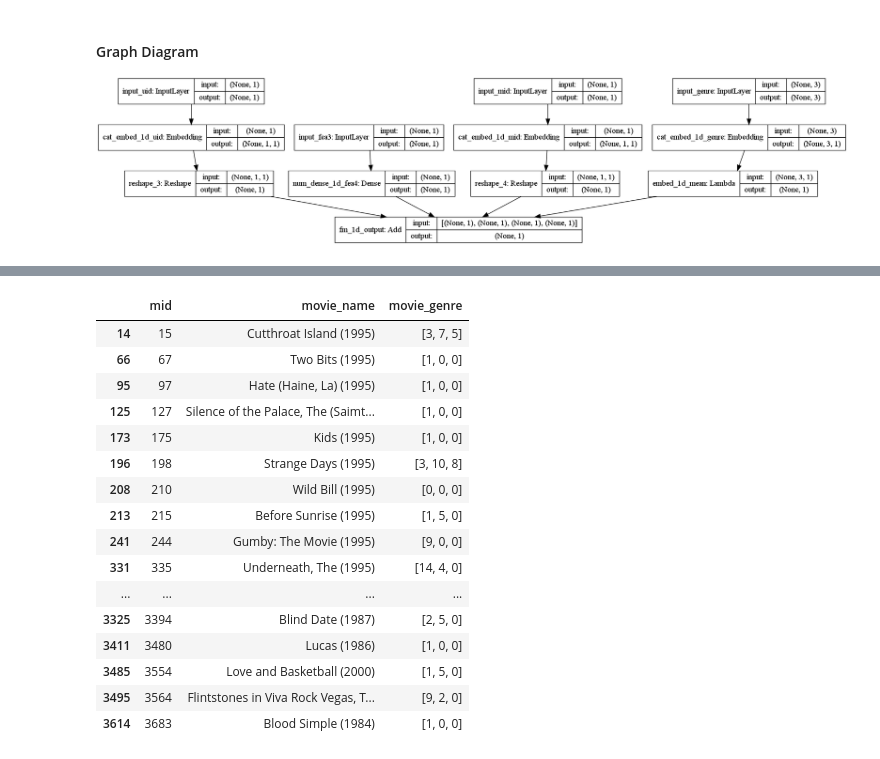
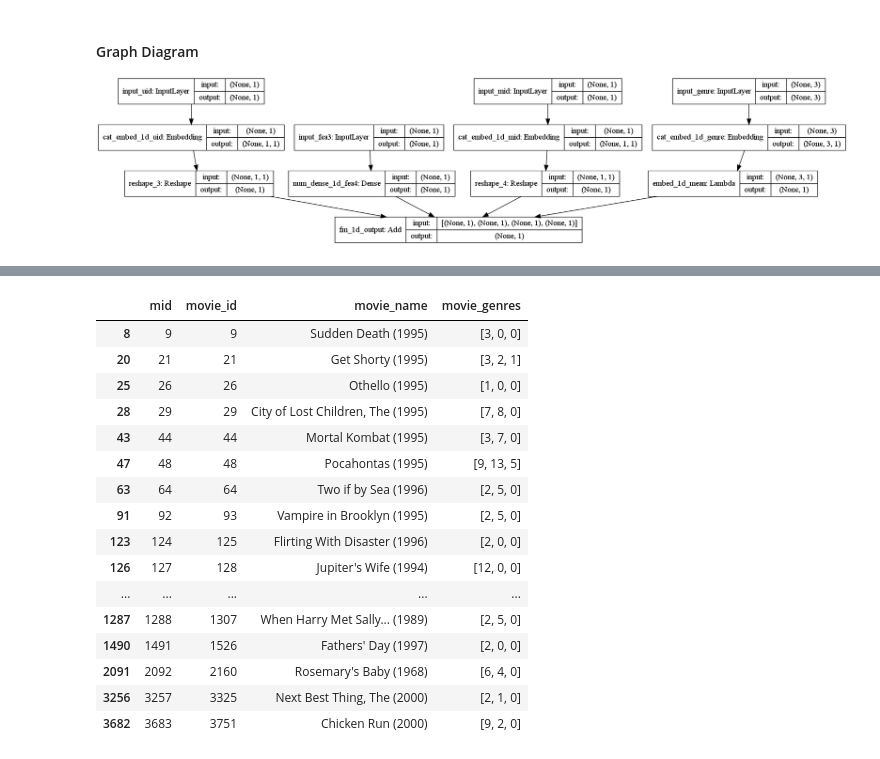
Before and after one commit to kadriansyah/notebook, a Jupyter notebook: deep-fm/recommender-fea3.ipynb, the cells around one changed output, grey strips where cells are left out. Saved outputs shown, nothing was run; the diff lists cells and outputs as text; code cells hidden in the pictures.

```diff
--- a/deep-fm/recommender-fea3.ipynb
+++ b/deep-fm/recommender-fea3.ipynb
@@ -208,8 +285,8 @@ def deep_fm_model(n_uid, n_mid, n_genre, k, dnn_dim, dnn_dr):
 ![deep_fm_model.png](attachment:deep_fm_model.png)
 # %%
 params = {
-    'n_uid': ratings.uid.max(),
-    'n_mid': ratings.mid.max(),
+    'n_uid': users.uid.max(),
+    'n_mid': movies.mid.max(),
     'n_genre': 14,
     'k': 20,
     'dnn_dim':[64,64],
@@ -217,16 +294,21 @@ params = {
 }
 fm_model_1d, fm_model_2d, deep_model, deep_fm_model = deep_fm_model(**params)
 # %%
-def df2xy(ratings):
-    x = [ratings.user_fea3.values,
-         ratings.uid.values,
-         ratings.mid.values,
-         np.concatenate(ratings.movie_genre.values).reshape(-1,3)]
-    y = ratings.rating.values
+def df2xy(ratings_clean_2):
+    x = [ratings_clean_2.user_fea3.values,
+         ratings_clean_2.uid.values,
+         ratings_clean_2.mid.values,
+         np.concatenate(ratings_clean_2.movie_genres.values).reshape(-1,3)]
+    y = ratings_clean_2.rating.values
     return x,y
 
-in_train_flag = np.random.random(len(ratings)) <= 0.9
-train_data = ratings.loc[in_train_flag,]
-valid_data = ratings.loc[~in_train_flag,]
+in_train_flag = np.random.random(len(ratings_clean_2)) <= 0.9
+train_data = ratings_clean_2.loc[in_train_flag,]
+valid_data = ratings_clean_2.loc[~in_train_flag,]
 train_x, train_y = df2xy(train_data)
 valid_x, valid_y = df2xy(valid_data)
+
+print('shape of training data set:')
+print(train_data.shape)
+print('shape of test data set:')
+print(valid_data.shape)
@@ -234,7 +321,7 @@ valid_x, valid_y = df2xy(valid_data)
 from tensorflow.keras.callbacks import TensorBoard, EarlyStopping, ModelCheckpoint
 
 # train  model
-deep_fm_model.compile(loss = 'MSE', optimizer='adam')
+deep_fm_model.compile(loss = 'MSE', optimizer=tf.keras.optimizers.Adam(0.01))
 early_stop = EarlyStopping(monitor='val_loss', patience=3)
 model_ckp = ModelCheckpoint(filepath='model/deepfm_weights.h5', monitor='val_loss', save_weights_only=True, save_best_only=True)
 callbacks = [model_ckp, early_stop]
@@ -280,5 +365,4 @@ contribution of different part of model
 # %%
-uid = 1975
-# print(ratings[ratings['uid'] == uid].sort_values(by=['rating'], ascending=False).shape)
-ratings[ratings['uid'] == uid].sort_values(by=['rating'], ascending=False)[:20]
+uid = 1989
+ratings_clean_2[ratings_clean_2['uid'] == uid].sort_values(by=['rating'], ascending=False)[:10]
 # %% [output]
@@ -302,35 +380,35 @@ ratings[ratings['uid'] == uid].sort_values(by=['rating'], ascending=False)[:20]
 # %%
 """
 Making recommendations using our trained model is simple.
 We only need to feed in a user and all books and then select the books which have the highest predicted ratings for that specific user.
 note: ratings[(ratings.uid == 5) & (ratings['mid'].isin(recommended_movie_ids))]
 """
-movie_ids = ratings.mid.unique()
-predict_data = [np.array([users[users.uid == uid].user_fea3.values[0] for i in range(len(movie_ids))]),
-                np.array([users[users.uid == uid].uid.values[0] for i in range(len(movie_ids))]),
-                movie_ids,
-                np.array([ratings[ratings.mid == movie_ids[i]].movie_genre.values[0] for i in range(len(movie_ids))])]
+ratings_movie_ids = ratings_clean_2.mid.unique()
+predict_data = [np.array([users[users.uid == uid].user_fea3.values[0] for i in range(len(ratings_movie_ids))]),
+                np.array([users[users.uid == uid].uid.values[0] for i in range(len(ratings_movie_ids))]),
+                ratings_movie_ids,
+                np.array([ratings_clean_2[ratings_clean_2.mid == ratings_movie_ids[i]].movie_genres.values[0] for i in range(len(ratings_movie_ids))])]
 predictions = deep_fm_model.predict(predict_data)
 predictions = np.array([a[0] for a in predictions])
 recommended_movie_ids = (-predictions).argsort()[:20]
 predictions[recommended_movie_ids]
 movies[movies['mid'].isin(recommended_movie_ids)]
 # %% [output]
-|  | mid | movie_name | movie_genre |
-| 14 | 15 | Cutthroat Island (1995) | [3, 7, 5] |
-| 66 | 67 | Two Bits (1995) | [1, 0, 0] |
-| 95 | 97 | Hate (Haine, La) (1995) | [1, 0, 0] |
-| 125 | 127 | Silence of the Palace, The (Saimt... | [1, 0, 0] |
-| 173 | 175 | Kids (1995) | [1, 0, 0] |
-| 196 | 198 | Strange Days (1995) | [3, 10, 8] |
-| 208 | 210 | Wild Bill (1995) | [0, 0, 0] |
-| 213 | 215 | Before Sunrise (1995) | [1, 5, 0] |
-| 241 | 244 | Gumby: The Movie (1995) | [9, 0, 0] |
-| 331 | 335 | Underneath, The (1995) | [14, 4, 0] |
-| ... | ... | ... | ... |
-| 3325 | 3394 | Blind Date (1987) | [2, 5, 0] |
-| 3411 | 3480 | Lucas (1986) | [1, 0, 0] |
-| 3485 | 3554 | Love and Basketball (2000) | [1, 5, 0] |
-| 3495 | 3564 | Flintstones in Viva Rock Vegas, T... | [9, 2, 0] |
-| 3614 | 3683 | Blood Simple (1984) | [1, 0, 0] |
+|  | mid | movie_id | movie_name | movie_genres |
+| 8 | 9 | 9 | Sudden Death (1995) | [3, 0, 0] |
+| 20 | 21 | 21 | Get Shorty (1995) | [3, 2, 1] |
+| 25 | 26 | 26 | Othello (1995) | [1, 0, 0] |
+| 28 | 29 | 29 | City of Lost Children, The (1995) | [7, 8, 0] |
+| 43 | 44 | 44 | Mortal Kombat (1995) | [3, 7, 0] |
+| 47 | 48 | 48 | Pocahontas (1995) | [9, 13, 5] |
+| 63 | 64 | 64 | Two if by Sea (1996) | [2, 5, 0] |
+| 91 | 92 | 93 | Vampire in Brooklyn (1995) | [2, 5, 0] |
+| 123 | 124 | 125 | Flirting With Disaster (1996) | [2, 0, 0] |
+| 126 | 127 | 128 | Jupiter's Wife (1994) | [12, 0, 0] |
+| ... | ... | ... | ... | ... |
+| 1287 | 1288 | 1307 | When Harry Met Sally... (1989) | [2, 5, 0] |
+| 1490 | 1491 | 1526 | Fathers' Day (1997) | [2, 0, 0] |
+| 2091 | 2092 | 2160 | Rosemary's Baby (1968) | [6, 4, 0] |
+| 3256 | 3257 | 3325 | Next Best Thing, The (2000) | [2, 1, 0] |
+| 3682 | 3683 | 3751 | Chicken Run (2000) | [9, 2, 0] |
 # %%
```
Also changed, not shown: parts of 21 cells of this notebook.
